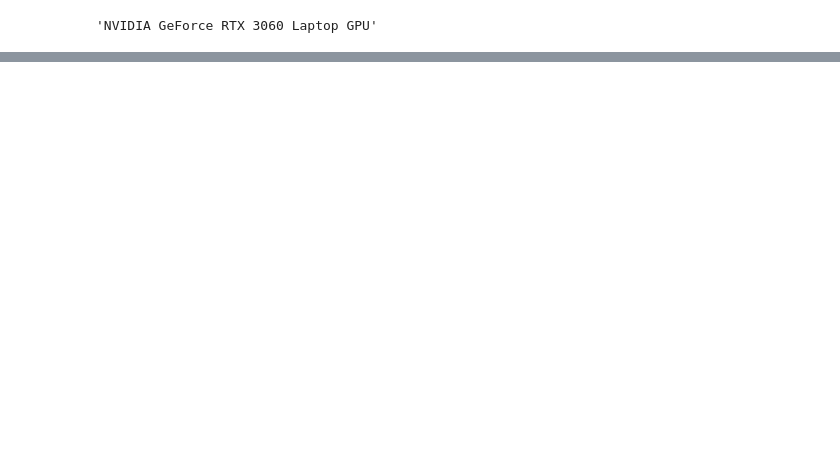
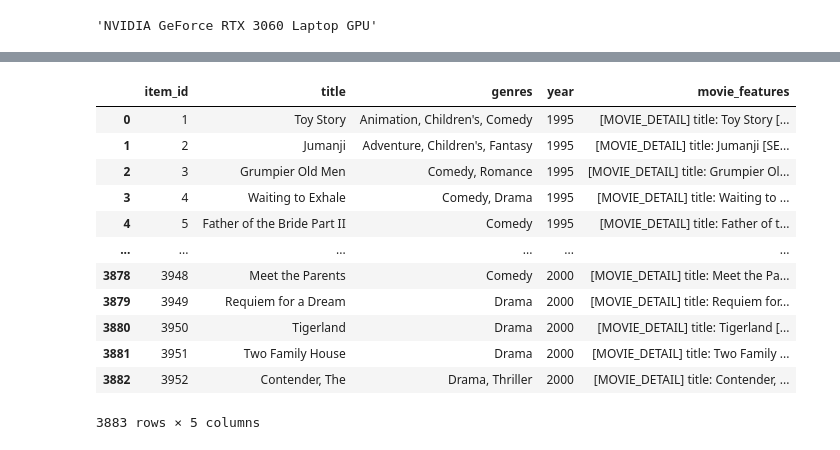
Before and after one commit to BerlinTheWall/LLM-based-Recommendation-system, a Jupyter notebook: TT_no_history_modified.ipynb, the cells around one changed output, grey strips where cells are left out. Saved outputs shown, nothing was run; the diff lists cells and outputs as text; code cells hidden in the pictures; blank space fills up the shorter version.

```diff
--- a/TT_no_history_modified.ipynb
+++ b/TT_no_history_modified.ipynb
@@ -28,3 +46,19 @@ movies['movie_features'] = 'title: ' + movies['title'] + ' [SEP] genres: ' + mov
+# %%
+movies
+# %% [output]
+|  | item_id | title | genres | year | movie_features |
+| 0 | 1 | Toy Story | Animation, Children's, Comedy | 1995 | [MOVIE_DETAIL] title: Toy Story [... |
+| 1 | 2 | Jumanji | Adventure, Children's, Fantasy | 1995 | [MOVIE_DETAIL] title: Jumanji [SE... |
+| 2 | 3 | Grumpier Old Men | Comedy, Romance | 1995 | [MOVIE_DETAIL] title: Grumpier Ol... |
+| 3 | 4 | Waiting to Exhale | Comedy, Drama | 1995 | [MOVIE_DETAIL] title: Waiting to ... |
+| 4 | 5 | Father of the Bride Part II | Comedy | 1995 | [MOVIE_DETAIL] title: Father of t... |
+| ... | ... | ... | ... | ... | ... |
+| 3878 | 3948 | Meet the Parents | Comedy | 2000 | [MOVIE_DETAIL] title: Meet the Pa... |
+| 3879 | 3949 | Requiem for a Dream | Drama | 2000 | [MOVIE_DETAIL] title: Requiem for... |
+| 3880 | 3950 | Tigerland | Drama | 2000 | [MOVIE_DETAIL] title: Tigerland [... |
+| 3881 | 3951 | Two Family House | Drama | 2000 | [MOVIE_DETAIL] title: Two Family ... |
+| 3882 | 3952 | Contender, The | Drama, Thriller | 2000 | [MOVIE_DETAIL] title: Contender, ... |
+3883 rows × 5 columns
 # %%
 # Create a dictionary for fast lookup
 user_features_dict = users.set_index('user_id')['user_features'].to_dict()
```
Also changed, not shown: parts of 34 cells of this notebook, 14 other files.
